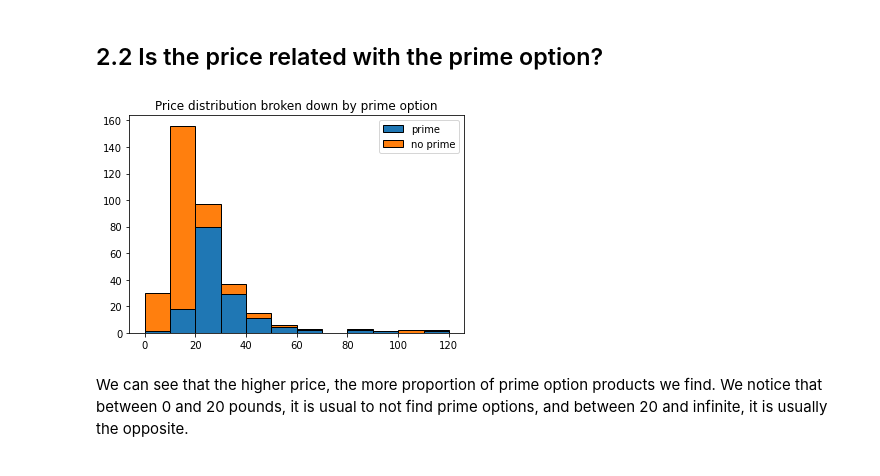
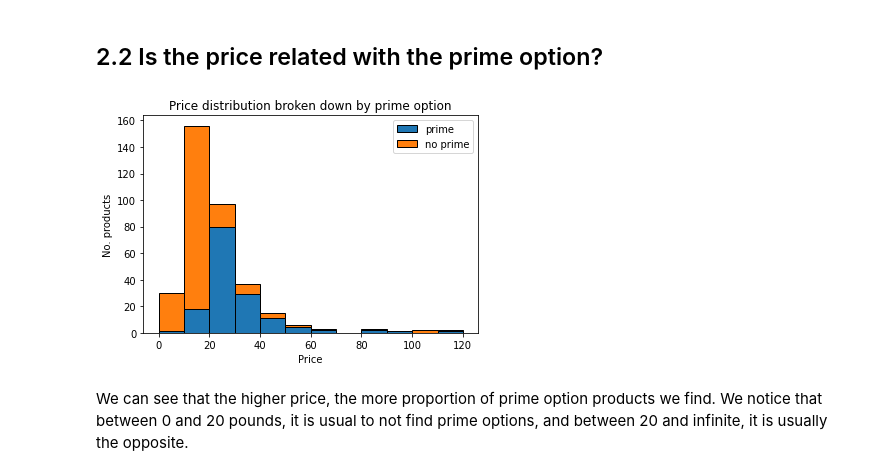
Before and after one commit to danielp2797/Amazon-Prime-Classification-Model, a Jupyter notebook: notebooks/2-exploratoy-analsys.ipynb, the cells around one changed output. Drawn from its saved outputs; the diff is of its cells as text; code cells hidden in the pictures.

Commit message:
update figures

```diff
--- a/notebooks/2-exploratoy-analsys.ipynb
+++ b/notebooks/2-exploratoy-analsys.ipynb
@@ -139,11 +139,13 @@ We can see that, approximately, the half part of the sellers offer the prime opt
 # %%
 plt.hist([data[data['prime_option']]['price'], data[~data['prime_option']]['price']],
         bins=np.array(range(13))*10, stacked=True, histtype='barstacked', ec='black')
 plt.legend(['prime', 'no prime'])
 plt.title('Price distribution broken down by prime option')
+plt.xlabel('Price')
+plt.ylabel('No. products')
 plt.savefig('figures/price-prime.png')
 # %% [output]
-[figure, old version]
+[figure, new version]
 # %% [markdown]
 We can see that the higher price, the more proportion of prime option products we find. We notice that between 0 and 20 pounds, it is usual to not find prime options, and between 20 and infinite, it is usually the opposite.
 # %%
```
Also changed, not shown: parts of 2 cells of this notebook, 1 other file.
